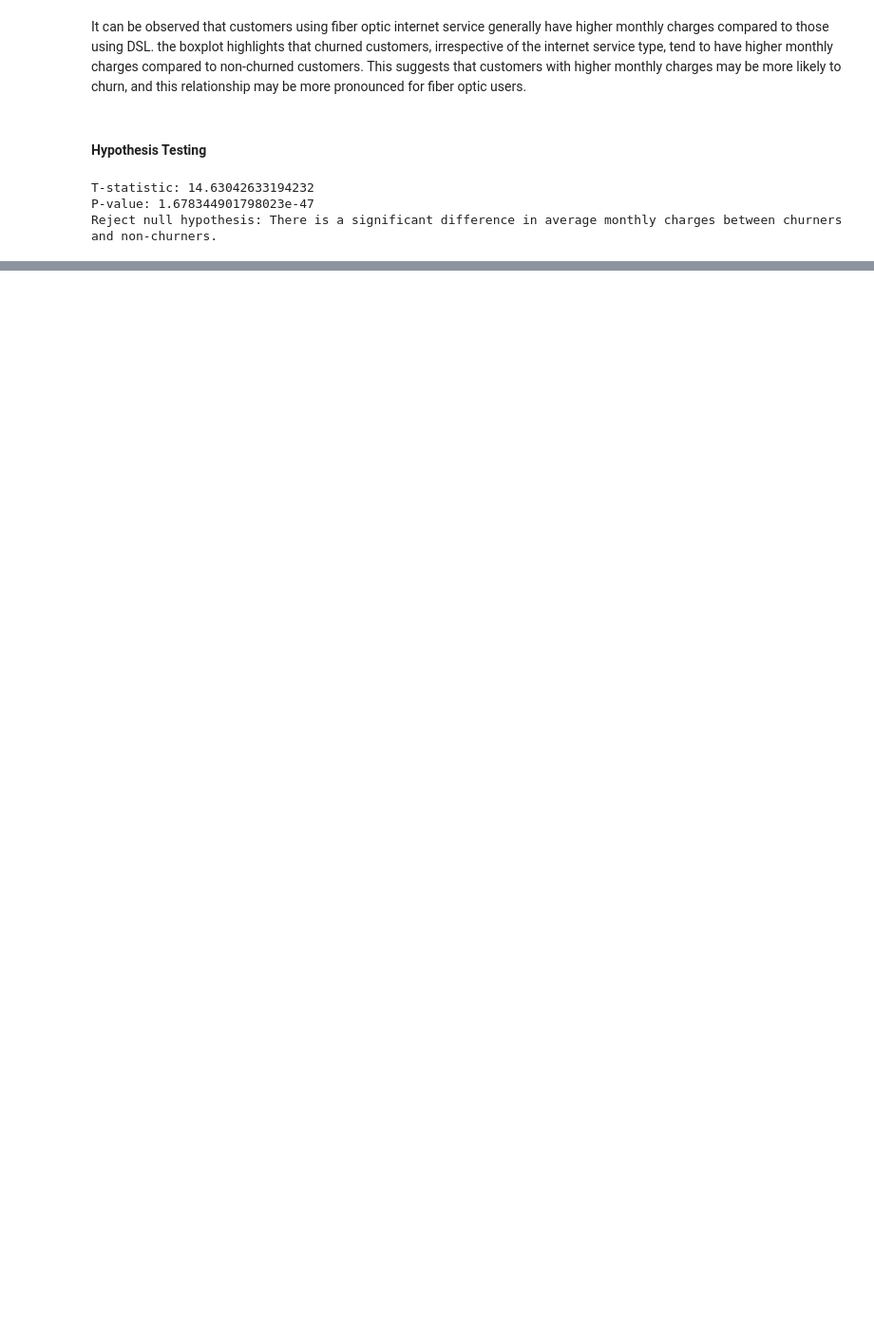
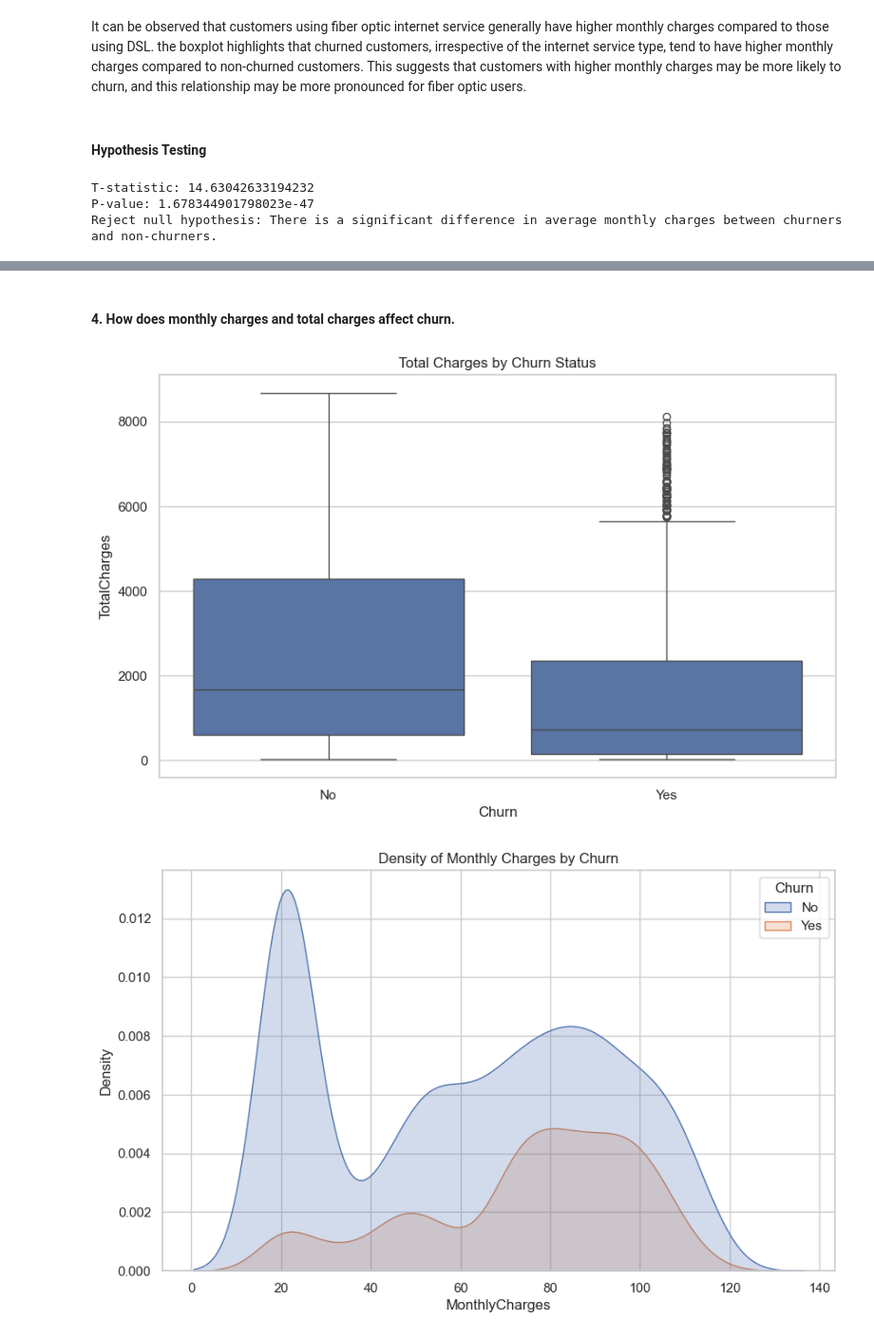
Before and after one commit to GeGe-K/Customer-Churn-Prediction, a Jupyter notebook: churn.ipynb, the cells around one changed output, grey strips where cells are left out. Shown: that part at 95% size. Cells and saved outputs as stored; diff of their text form; code cells hidden in the pictures; blank space fills up the shorter version.

```diff
--- a/churn.ipynb
+++ b/churn.ipynb
@@ -959,0 +1045,21 @@ Reject null hypothesis: There is a significant difference in average monthly cha
+# %% [markdown]
+#### 4. How does monthly charges and total charges affect churn.
+# %%
+# Setting up the visualization environment
+sns.set(style="whitegrid")
+
+
+# Box Plot for Total Charges by Churn
+plt.figure(figsize=(10, 6))
+sns.boxplot(x='Churn', y='TotalCharges', data=training_data)
+plt.title('Total Charges by Churn Status')
+plt.show()
+
+# Density Plot for Monthly Charges by Churn
+plt.figure(figsize=(10, 6))
+sns.kdeplot(data=training_data, x='MonthlyCharges', hue='Churn', fill=True)
+plt.title('Density of Monthly Charges by Churn')
+plt.show()
+# %% [output]
+[figure, added]
+[figure, added]
```
Also changed, not shown: parts of 21 cells of this notebook.
